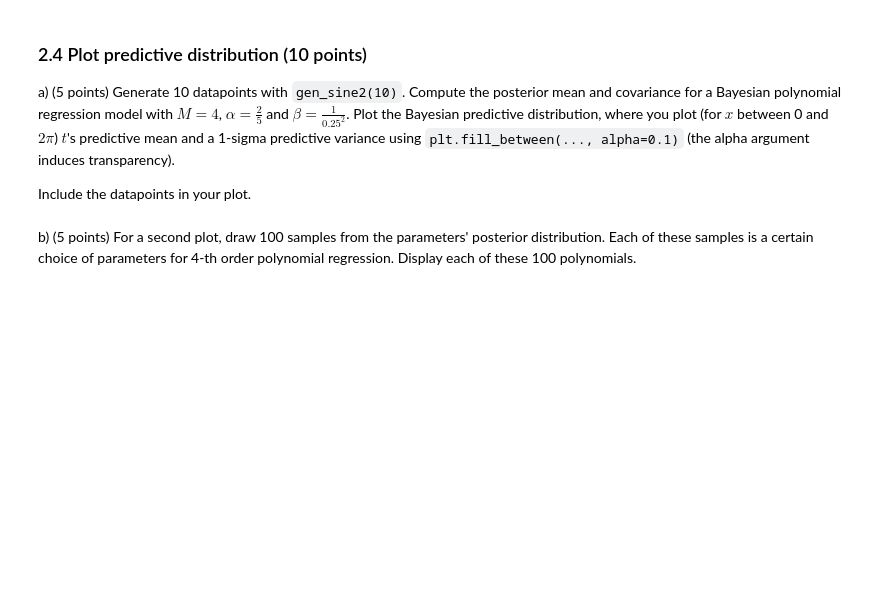
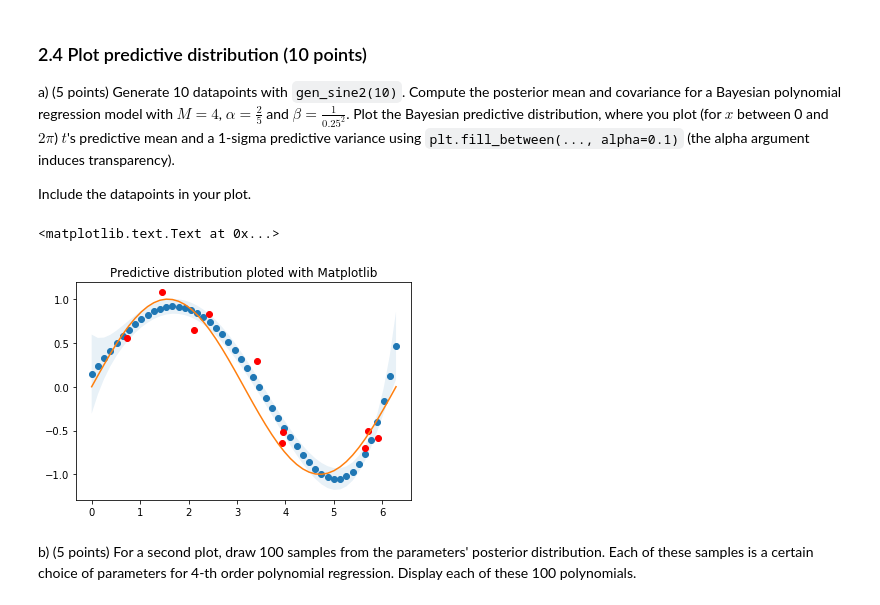
Before and after one commit to jamie0725/Machine-Learning-1, a Jupyter notebook: lab1.ipynb, the cells around one changed output. Drawn from its saved outputs; the diff is of its cells as text; code cells hidden in the pictures; blank space fills up the shorter version.

```diff
--- a/lab1.ipynb
+++ b/lab1.ipynb
@@ -348,9 +354,3 @@ raise NotImplementedError()
 ### 2.1 Sine 2 (5 points)
 
 Write a function `gen_sine2(N)` that behaves identically to `gen_sine(N)` except that the generated values $x_i$ are not linearly spaced, but drawn from a uniform distribution between $0$ and $2 \pi$.
-# %%
-def gen_sine2(n):
-    # YOUR CODE HERE
-    raise NotImplementedError()
-
-    return x, t
@@ -381,8 +389,9 @@ Write a method `fit_polynomial_bayes(x, t, M, alpha, beta)` that returns the mea
 # %%
 def fit_polynomial_bayes(x, t, M, alpha, beta):
     # YOUR CODE HERE
-    raise NotImplementedError()
-
+    Phi = designmatrix(x, M)
+    S = np.linalg.inv(alpha*np.eye(M+1) + beta*Phi.T@Phi)
+    m = beta*S@Phi.T@t
     return m, S, Phi
 # %%
 ### Test your function
@@ -409,12 +418,20 @@ $$ \sigma_N^2 = \frac{1}{\beta} + \phi(\bx)^T \bS_N \phi(\bx) $$
 where $\phi(\bx)$ are the computed features for a new datapoint $\bx$, and $t$ is the predicted variable for datapoint $\bx$.
 
 Write a function that `predict_polynomial_bayes(x, m, S, beta)` that returns the predictive mean, variance and design matrix $\bPhi$ given a new datapoint `x`, posterior mean `m`, posterior variance `S` and a choice of model variance `beta`.
-# %%
-def predict_polynomial_bayes(x, m, S, beta):
-    # YOUR CODE HERE
-    raise NotImplementedError()
-
-    return mean, sigma, Phi
+# %%
+def predict_polynomial_bayes(x, m, S, beta):
+    # YOUR CODE HERE
+#     raise NotImplementedError()
+    N = x.shape[0]
+    fn = m.shape[0]
+    Phi = designmatrix(x, fn-1)
+    m = expand_dims(m, 1)
+    mean= np.squeeze(Phi@m)
+    sigma = []
+    for i in range(N):
+        sigma.append(1/beta+Phi[i].T@S@Phi[i])
+    sigma = np.stack(sigma)
+    return mean, sigma, Phi
 # %%
 ### Test your function
 np.random.seed(42)
@@ -441,3 +455,19 @@ raise NotImplementedError()
+# %%
+# YOUR CODE HERE
+x_plot, y_plot = gen_sine2(10)
+# m_b, l_b = find_best_m_and_lamb(x_plot, y_plot)
+# w_plot, _ = fit_polynomial_reg(x_plot, y_plot, m=m_b, lamb=l_b)
+m_w, S_w, Phi_plot = fit_polynomial_bayes(x_plot, y_plot, M=4, alpha=0.4, beta=16.)
+x_new = np.linspace(0,2*np.pi, 50)
+y_eval, y_sigma, Phi_new = predict_polynomial_bayes(S=S_w, beta=16., m=m_w, x=x_new)
+# y_eval = eval_polynomial(m, x_new, M=m_b)
+y_new = np.sin(x_new)
+plt.plot(x_new,y_eval,'o', x_plot, y_plot, 'ro', x_new, y_new)
+plt.fill_between(x_new, y_eval-y_sigma, y_eval+y_sigma, alpha=0.1)
+pylab.title('Predictive distribution ploted with Matplotlib')
+# %% [output]
+<matplotlib.text.Text at 0x...>
+[figure, added]
 # %% [markdown]
 b) (5 points) For a second plot, draw 100 samples from the parameters' posterior distribution. Each of these samples is a certain choice of parameters for 4-th order polynomial regression.
 Display each of these 100 polynomials.
```
Also changed, not shown: parts of 8 cells of this notebook.
